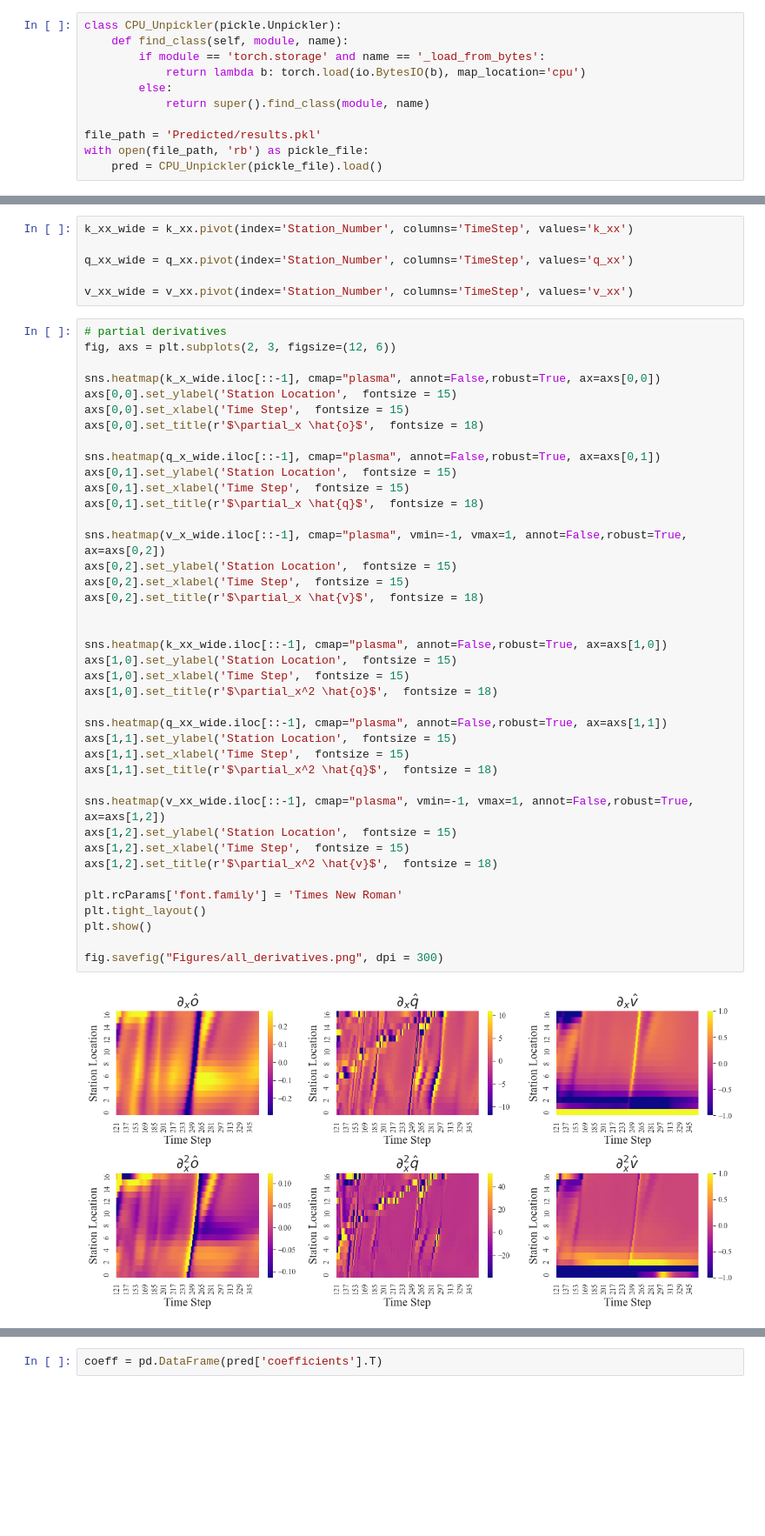
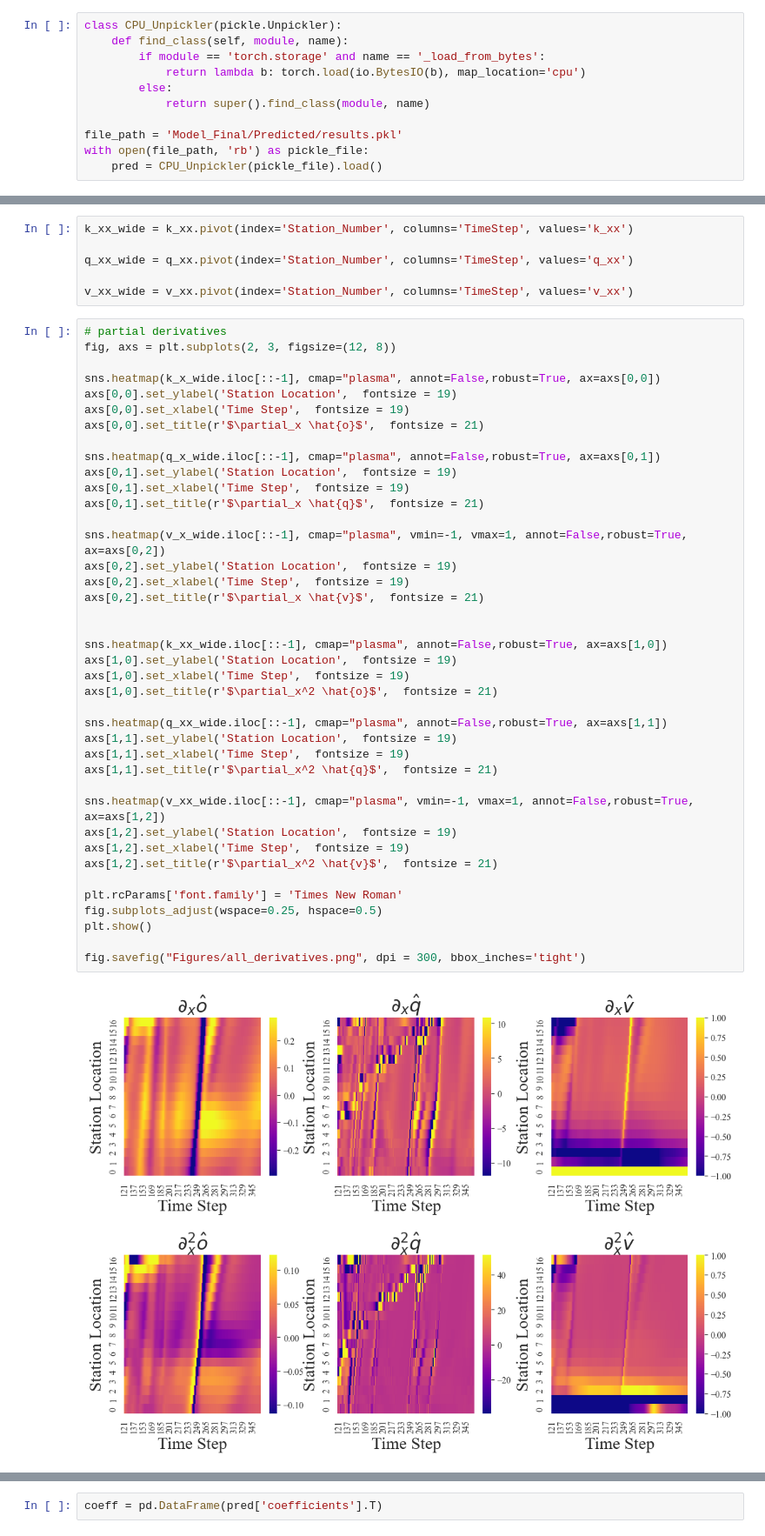
Before and after one commit to wzh96/Flow_PDE_FIND, a Jupyter notebook: Clean_Data_Plot.ipynb, the cells around one changed output, grey strips where cells are left out. Shown at 87% size. Saved outputs shown, nothing was run; the diff lists cells and outputs as text; blank space fills up the shorter version.

Commit message:
updates plots

```diff
--- a/Clean_Data_Plot.ipynb
+++ b/Clean_Data_Plot.ipynb
@@ -17,7 +17,7 @@ class CPU_Unpickler(pickle.Unpickler):
         else:
             return super().find_class(module, name)
 
-file_path = 'Predicted/results.pkl'
+file_path = 'Model_Final/Predicted/results.pkl'
 with open(file_path, 'rb') as pickle_file:
     pred = CPU_Unpickler(pickle_file).load()
 # %%
@@ -259,45 +259,45 @@ q_xx_wide = q_xx.pivot(index='Station_Number', columns='TimeStep', values='q_xx'
 v_xx_wide = v_xx.pivot(index='Station_Number', columns='TimeStep', values='v_xx')
 # %%
 # partial derivatives
-fig, axs = plt.subplots(2, 3, figsize=(12, 6))
+fig, axs = plt.subplots(2, 3, figsize=(12, 8))
 
 sns.heatmap(k_x_wide.iloc[::-1], cmap="plasma", annot=False,robust=True, ax=axs[0,0])
-axs[0,0].set_ylabel('Station Location',  fontsize = 15)
-axs[0,0].set_xlabel('Time Step',  fontsize = 15)
-axs[0,0].set_title(r'$\partial_x \hat{o}$',  fontsize = 18)
+axs[0,0].set_ylabel('Station Location',  fontsize = 19)
+axs[0,0].set_xlabel('Time Step',  fontsize = 19)
+axs[0,0].set_title(r'$\partial_x \hat{o}$',  fontsize = 21)
 
 sns.heatmap(q_x_wide.iloc[::-1], cmap="plasma", annot=False,robust=True, ax=axs[0,1])
-axs[0,1].set_ylabel('Station Location',  fontsize = 15)
-axs[0,1].set_xlabel('Time Step',  fontsize = 15)
-axs[0,1].set_title(r'$\partial_x \hat{q}$',  fontsize = 18)
+axs[0,1].set_ylabel('Station Location',  fontsize = 19)
+axs[0,1].set_xlabel('Time Step',  fontsize = 19)
+axs[0,1].set_title(r'$\partial_x \hat{q}$',  fontsize = 21)
 
 sns.heatmap(v_x_wide.iloc[::-1], cmap="plasma", vmin=-1, vmax=1, annot=False,robust=True, ax=axs[0,2])
-axs[0,2].set_ylabel('Station Location',  fontsize = 15)
-axs[0,2].set_xlabel('Time Step',  fontsize = 15)
-axs[0,2].set_title(r'$\partial_x \hat{v}$',  fontsize = 18)
+axs[0,2].set_ylabel('Station Location',  fontsize = 19)
+axs[0,2].set_xlabel('Time Step',  fontsize = 19)
+axs[0,2].set_title(r'$\partial_x \hat{v}$',  fontsize = 21)
 
 
 sns.heatmap(k_xx_wide.iloc[::-1], cmap="plasma", annot=False,robust=True, ax=axs[1,0])
-axs[1,0].set_ylabel('Station Location',  fontsize = 15)
-axs[1,0].set_xlabel('Time Step',  fontsize = 15)
-axs[1,0].set_title(r'$\partial_x^2 \hat{o}$',  fontsize = 18)
+axs[1,0].set_ylabel('Station Location',  fontsize = 19)
+axs[1,0].set_xlabel('Time Step',  fontsize = 19)
+axs[1,0].set_title(r'$\partial_x^2 \hat{o}$',  fontsize = 21)
 
 sns.heatmap(q_xx_wide.iloc[::-1], cmap="plasma", annot=False,robust=True, ax=axs[1,1])
-axs[1,1].set_ylabel('Station Location',  fontsize = 15)
-axs[1,1].set_xlabel('Time Step',  fontsize = 15)
-axs[1,1].set_title(r'$\partial_x^2 \hat{q}$',  fontsize = 18)
+axs[1,1].set_ylabel('Station Location',  fontsize = 19)
+axs[1,1].set_xlabel('Time Step',  fontsize = 19)
+axs[1,1].set_title(r'$\partial_x^2 \hat{q}$',  fontsize = 21)
 
 sns.heatmap(v_xx_wide.iloc[::-1], cmap="plasma", vmin=-1, vmax=1, annot=False,robust=True, ax=axs[1,2])
-axs[1,2].set_ylabel('Station Location',  fontsize = 15)
-axs[1,2].set_xlabel('Time Step',  fontsize = 15)
-axs[1,2].set_title(r'$\partial_x^2 \hat{v}$',  fontsize = 18)
+axs[1,2].set_ylabel('Station Location',  fontsize = 19)
+axs[1,2].set_xlabel('Time Step',  fontsize = 19)
+axs[1,2].set_title(r'$\partial_x^2 \hat{v}$',  fontsize = 21)
 
 plt.rcParams['font.family'] = 'Times New Roman'
-plt.tight_layout()
+fig.subplots_adjust(wspace=0.25, hspace=0.5)
 plt.show()
 
-fig.savefig("Figures/all_derivatives.png", dpi = 300)
+fig.savefig("Figures/all_derivatives.png", dpi = 300, bbox_inches='tight')
 # %% [output]
-[figure, old version]
+[figure, new version]
 # %%
 pred['coefficients'].T
```
Also changed, not shown: parts of 2 cells of this notebook, 11 other files.
